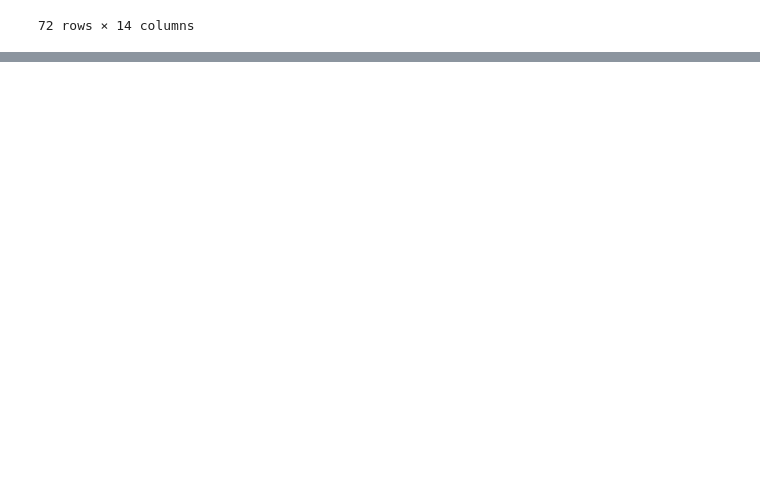
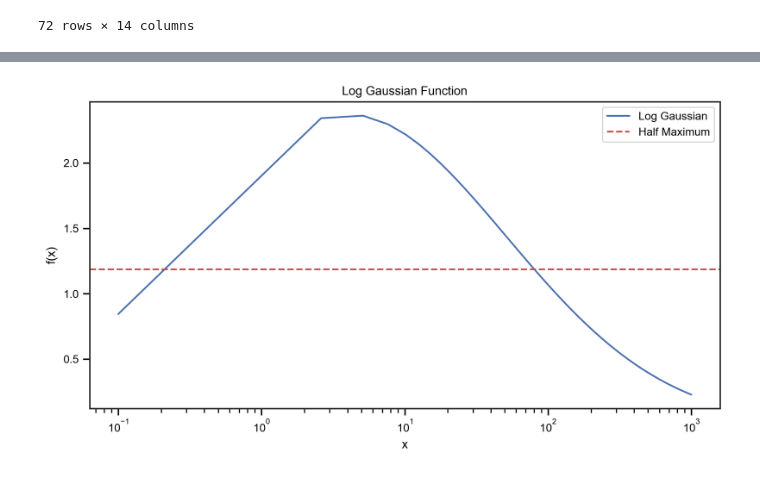
Before and after one commit to JiyeongHa/Spatial-Frequency-Preference_NSDsyn, a Jupyter notebook: notebooks/2-tuning-curves.ipynb, the cells around one changed output, grey strips where cells are left out. Cells and saved outputs as stored; diff of their text form; code cells hidden in the pictures; blank space fills up the shorter version.

```diff
--- a/notebooks/2-tuning-curves.ipynb
+++ b/notebooks/2-tuning-curves.ipynb
@@ -331,0 +385,25 @@ for example_subj, b, roi in itertools.product(subj_list, bin_labels, roi_list):
+# %%
+
+# Define the log Gaussian function
+def log_gaussian(x, A, mu, sigma):
+    return A*np.exp(-((np.log(x) - np.log(mu)) ** 2) / (2 * sigma ** 2))
+
+x_values = np.linspace(0.1, 1000, 400)
+example_subj='subj01'
+params_tmp_df = tuning_df.query('sub == @example_subj & vroinames == @roi & ecc_bin == @b')
+A = params_tmp_df['slope'].item()
+mu = params_tmp_df['mode'].item()
+sigma = params_tmp_df['sigma'].item()
+y_values = log_gaussian(x_values, A, mu, sigma)
+
+plt.figure(figsize=(10, 5))
+plt.plot(x_values, y_values, label='Log Gaussian')
+plt.axhline(y=0.5*A, color='r', linestyle='--', label='Half Maximum')
+plt.xlabel('x')
+plt.ylabel('f(x)')
+plt.legend()
+plt.xscale('log')
+plt.title('Log Gaussian Function')
+plt.show()
+# %% [output]
+[figure, added]
```
Also changed, not shown: parts of 17 cells of this notebook, 2 other files.
